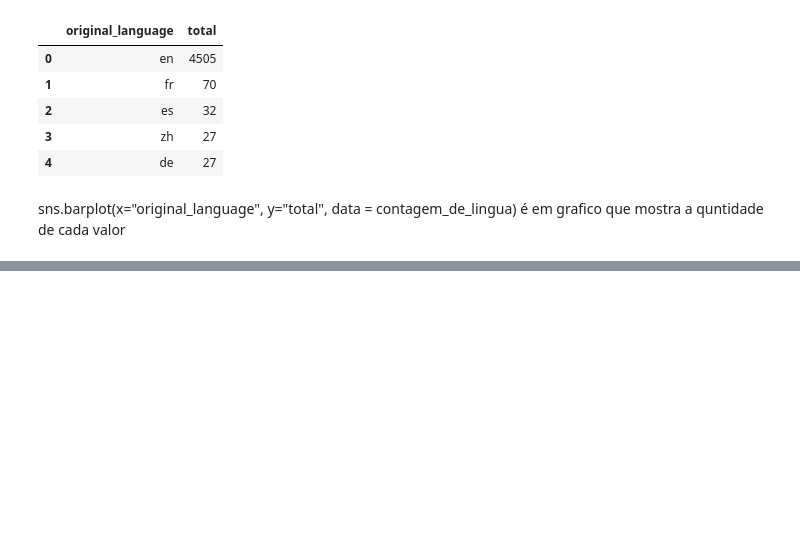
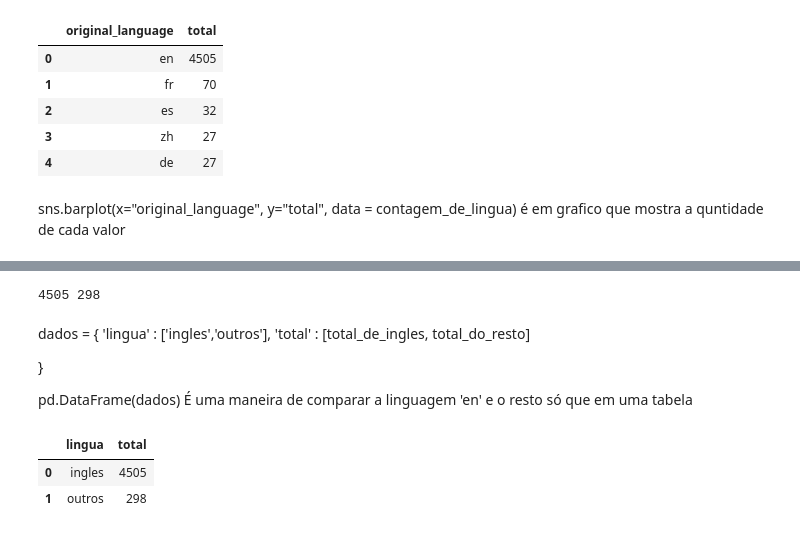
Before and after one commit to DavidWBis/DataScience, a Jupyter notebook: curso de Data Science analise e visualização de dados/Data Science.ipynb, the cells around one changed output, grey strips where cells are left out. Saved outputs shown, nothing was run; the diff lists cells and outputs as text; code cells hidden in the pictures; blank space fills up the shorter version.

```diff
--- a/curso de Data Science analise e visualização de dados/Data Science.ipynb
+++ b/curso de Data Science analise e visualização de dados/Data Science.ipynb
@@ -251,0 +265,28 @@ sns.barplot(x="original_language", y="total", data = contagem_de_lingua)
+# %%
+total_por_lingua = tmdb["original_language"].value_counts()
+total_geral = total_por_lingua.sum()
+total_de_ingles = total_por_lingua.loc["en"]
+total_do_resto = total_geral - total_de_ingles
+print(total_de_ingles, total_do_resto)
+# %% [output]
+4505 298
+# %% [markdown]
+dados = {
+    'lingua' : ['ingles','outros'],
+    'total' : [total_de_ingles, total_do_resto]
+
+}
+
+pd.DataFrame(dados) É uma maneira de comparar a linguagem 'en' e o resto só que em uma tabela
+# %%
+dados = {
+    'lingua' : ['ingles','outros'],
+    'total' : [total_de_ingles, total_do_resto]
+
+}
+
+pd.DataFrame(dados)
+# %% [output]
+|  | lingua | total |
+| 0 | ingles | 4505 |
+| 1 | outros | 298 |
```
Also changed, not shown: parts of 6 cells of this notebook.
